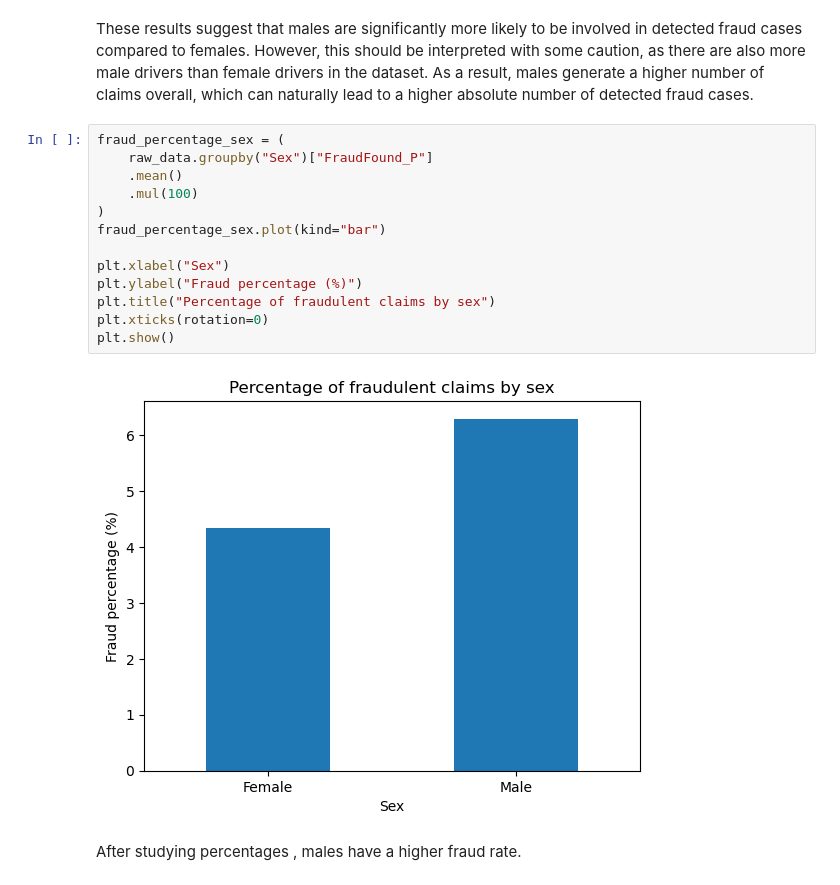
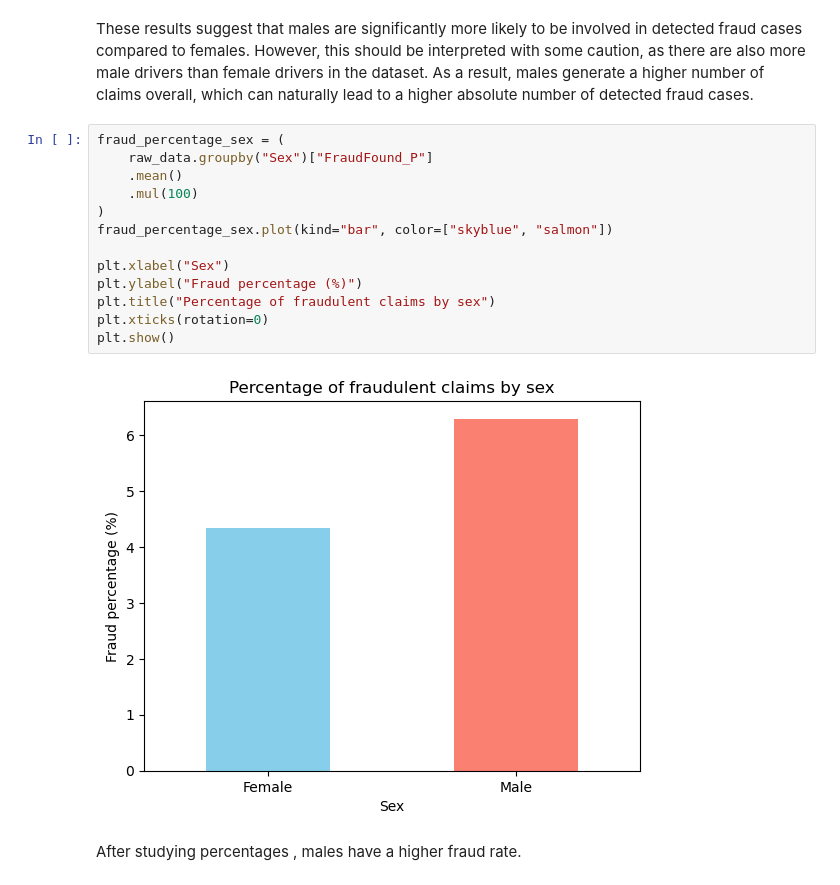
Before and after one commit to yoanl13/End-to-end-final-project-DSML, a Jupyter notebook: 1_DataScience_FinalProject_FraudDetection.ipynb, the cells around one changed output. Saved outputs shown, nothing was run; the diff lists cells and outputs as text.

```diff
--- a/1_DataScience_FinalProject_FraudDetection.ipynb
+++ b/1_DataScience_FinalProject_FraudDetection.ipynb
@@ -358,18 +359,18 @@ These results suggest that males are significantly more likely to be involved in
 # %%
 fraud_percentage_sex = (
     raw_data.groupby("Sex")["FraudFound_P"]
     .mean()
     .mul(100)
 )
-fraud_percentage_sex.plot(kind="bar")
+fraud_percentage_sex.plot(kind="bar", color=["skyblue", "salmon"])
 
 plt.xlabel("Sex")
 plt.ylabel("Fraud percentage (%)")
 plt.title("Percentage of fraudulent claims by sex")
 plt.xticks(rotation=0)
 plt.show()
 # %% [output]
-[figure, old version]
+[figure, new version]
 # %% [markdown]
 After studying percentages , males have a higher fraud rate.
 # %% [markdown]
```
Also changed, not shown: parts of 94 cells of this notebook.
